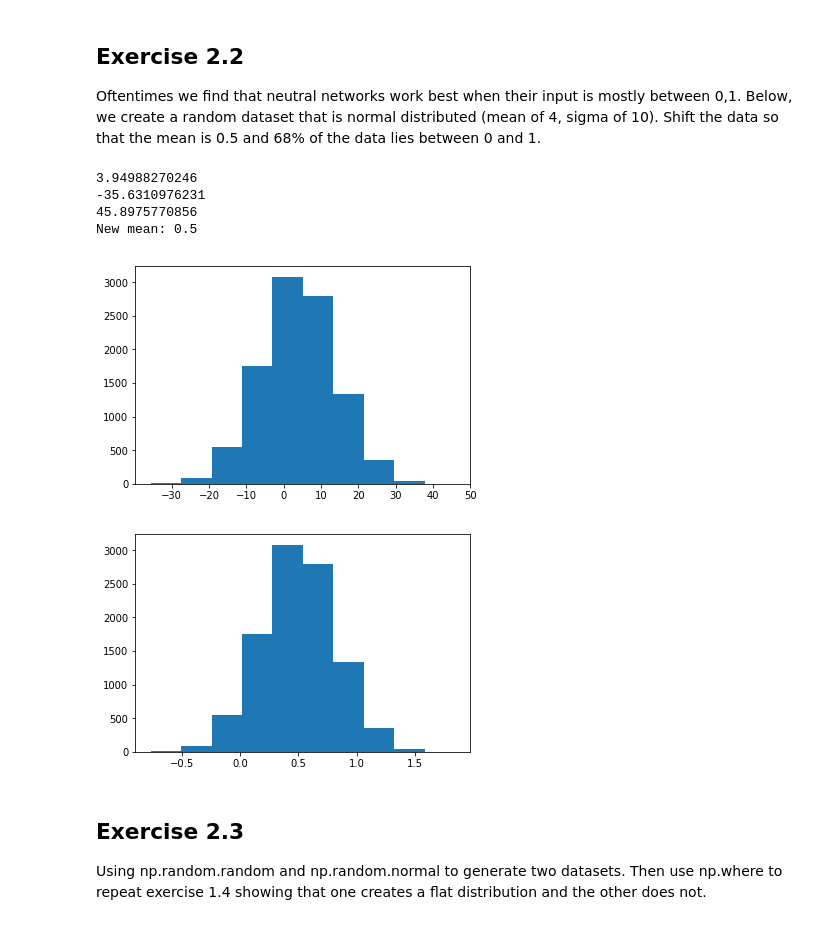
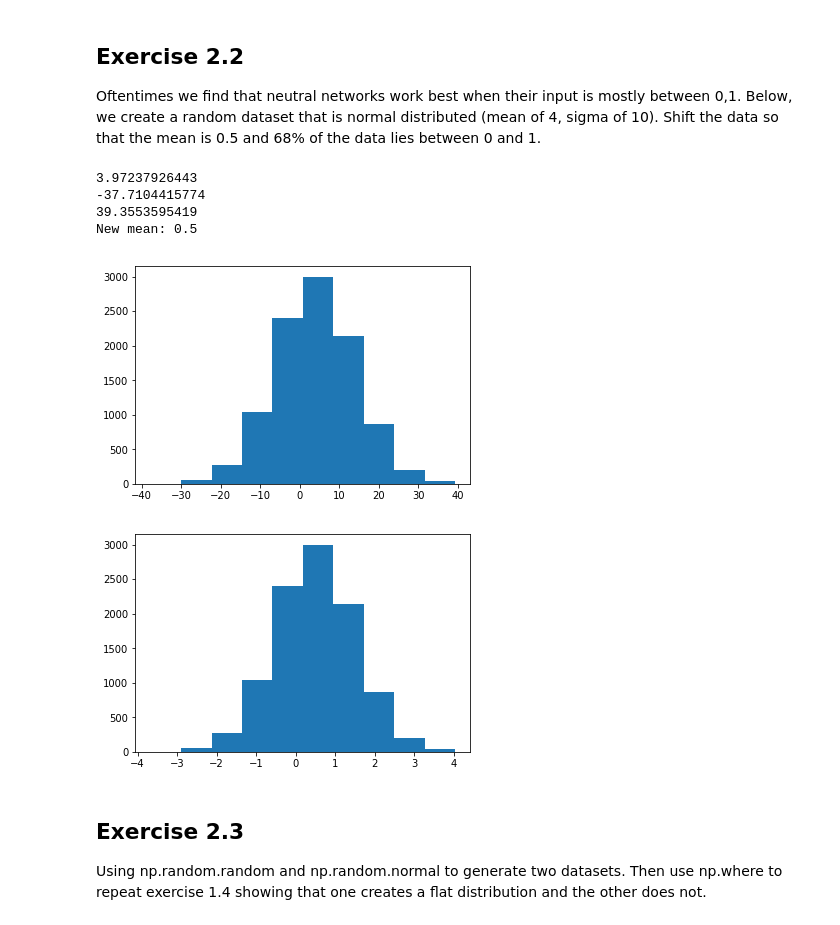
Before and after one commit to akshattripathi/DLHEP2018, a Jupyter notebook: Labs/Lab-2/Lab-2-solution.ipynb, the cells around one changed output. Cells and saved outputs as stored; diff of their text form; code cells hidden in the pictures.

```diff
--- a/Labs/Lab-2/Lab-2-solution.ipynb
+++ b/Labs/Lab-2/Lab-2-solution.ipynb
@@ -36,33 +36,29 @@ print Y1.reshape(4, 2)
 
 Oftentimes we find that neutral networks work best when their input is mostly between 0,1. Below, we create a random dataset that is normal distributed (mean of 4, sigma of 10). Shift the data so that the mean is 0.5 and 68% of the data lies between 0 and 1.
 # %%
-import copy
-X=np.random.normal(4,10, 10000)
+mean = 4
+sigma = 10
+X=np.random.normal(mean, sigma, 10000)
 
 print np.mean(X)
 print np.min(X)
 print np.max(X)
 
-X_new=copy.deepcopy(X)
-for j in range(len(X_new)):
-    X_new[j] = X_new[j]/(0.68 * np.max(X))
-mean = np.mean(X_new)
-for i in range(len(X_new)):
-    X_new[i] = (X_new[i] - mean + 0.5)
+X_new=((X - np.mean(X))/sigma)+0.5
 
 print "New mean: " + str(np.mean(X_new))
 import matplotlib.pyplot as plt
 plt.hist(X)
 plt.show()
 plt.hist(X_new)
 plt.show()
 # %% [output]
-3.94988270246
--35.6310976231
-45.8975770856
+3.97237926443
+-37.7104415774
+39.3553595419
 New mean: 0.5
-[figure, old version]
+[figure, new version]
-[figure, old version]
+[figure, new version]
 # %%
 X1=X_new # Replace X with your answer
 # %% [markdown]
```
Also changed, not shown: parts of 2 cells of this notebook.
